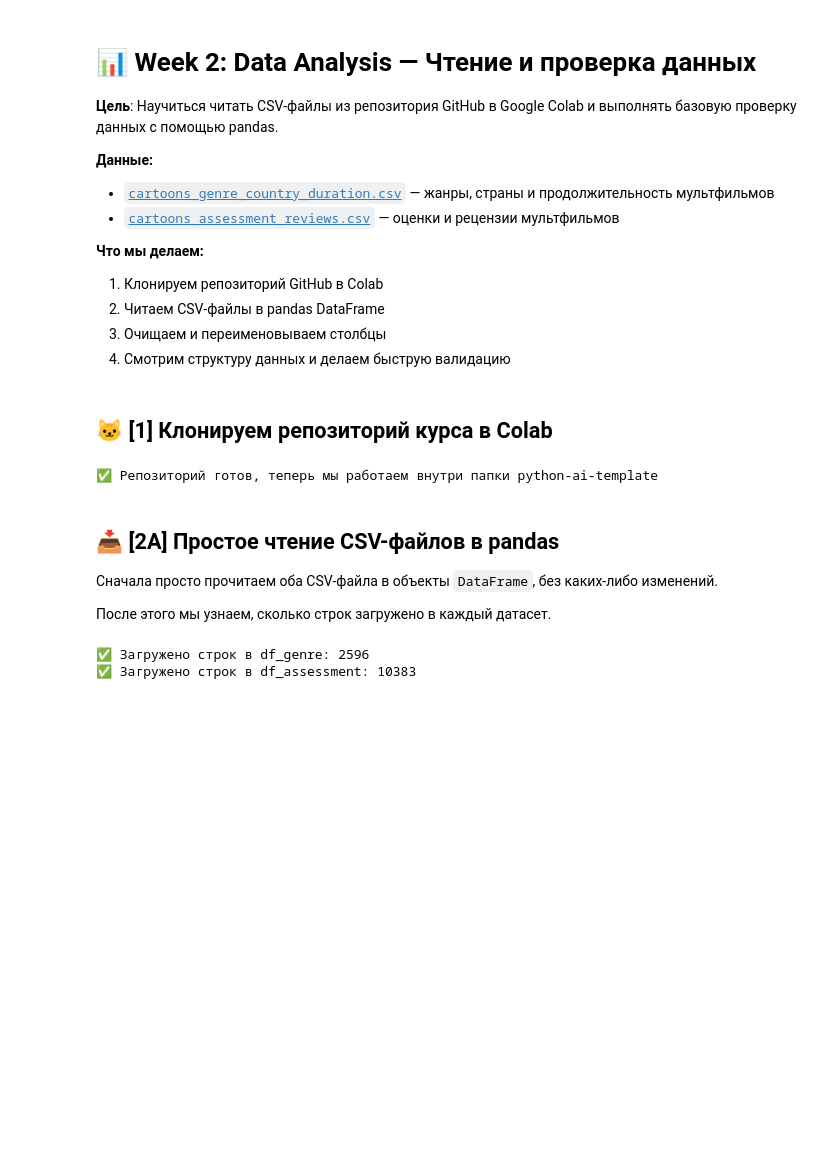
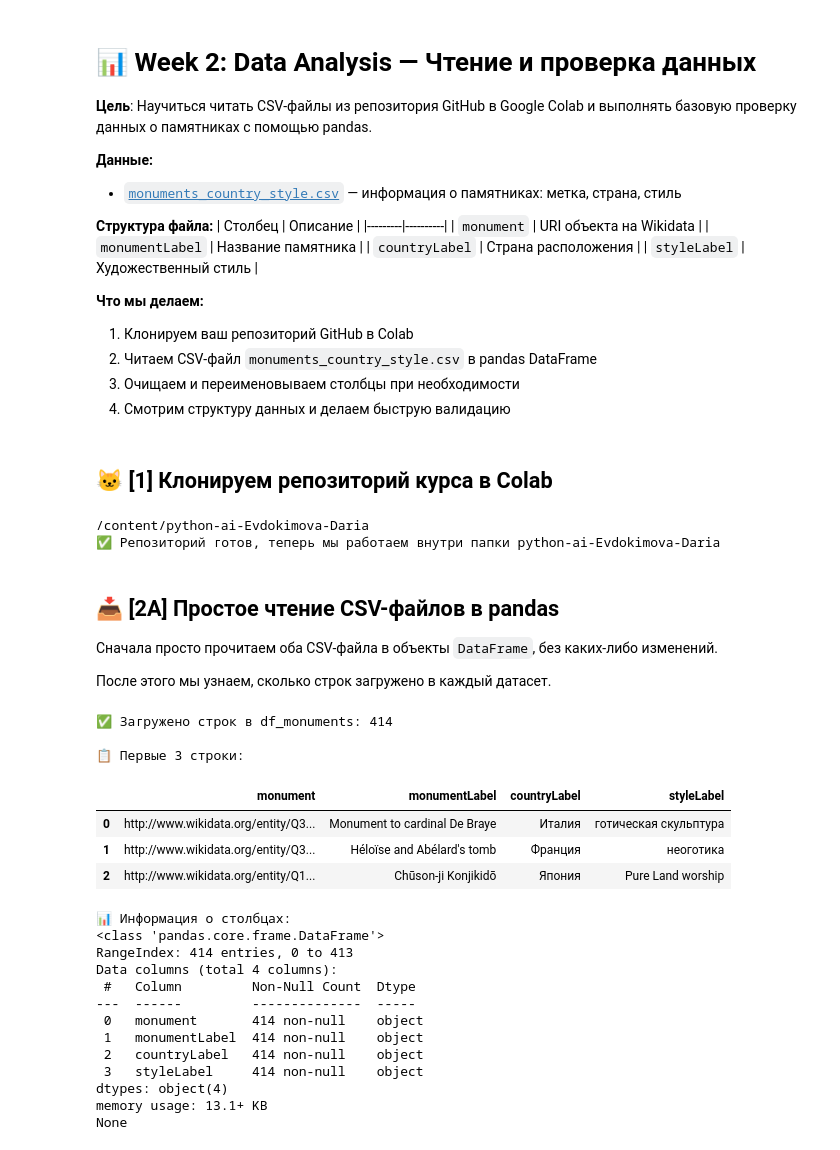
Before and after one commit to dasha3000/python-ai-Evdokimova-Daria, a Jupyter notebook: notebooks/week2b_read_csv.ipynb, the cells around one changed output. Drawn from its saved outputs; the diff is of its cells as text; code cells hidden in the pictures; blank space fills up the shorter version.

Commit message:
готово

```diff
--- a/notebooks/week2b_read_csv.ipynb
+++ b/notebooks/week2b_read_csv.ipynb
@@ -3,55 +3,86 @@
 # %% [markdown]
 # 📊 Week 2: Data Analysis — Чтение и проверка данных
 
-**Цель**: Научиться читать CSV-файлы из репозитория GitHub в Google Colab и выполнять базовую проверку данных с помощью pandas.
+**Цель**: Научиться читать CSV-файлы из репозитория GitHub в Google Colab и выполнять базовую проверку данных о памятниках с помощью pandas.
 
 **Данные:**
-- [`cartoons_genre_country_duration.csv`](https://github.com/componavt/python-ai-template/blob/main/data/examples/cartoons_genre_country_duration.sparql) — жанры, страны и продолжительность мультфильмов
-- [`cartoons_assessment_reviews.csv`](https://github.com/componavt/python-ai-template/blob/main/data/examples/cartoons_assessment_reviews.sparql) — оценки и рецензии мультфильмов
+- [`monuments_country_style.csv`](https://github.com/dasha3000/python-ai-Evdokimova-Daria/blob/main/data/monuments_country_style.csv) — информация о памятниках: метка, страна, стиль
+
+**Структура файла:**
+| Столбец | Описание |
+|---------|----------|
+| `monument` | URI объекта на Wikidata |
+| `monumentLabel` | Название памятника |
+| `countryLabel` | Страна расположения |
+| `styleLabel` | Художественный стиль |
 
 **Что мы делаем:**
-1. Клонируем репозиторий GitHub в Colab
-2. Читаем CSV-файлы в pandas DataFrame
-3. Очищаем и переименовываем столбцы
+1. Клонируем ваш репозиторий GitHub в Colab
+2. Читаем CSV-файл `monuments_country_style.csv` в pandas DataFrame
+3. Очищаем и переименовываем столбцы при необходимости
 4. Смотрим структуру данных и делаем быструю валидацию
 # %% [markdown]
 ## 🐱 [1] Клонируем репозиторий курса в Colab
 # %%
-# 🐱 Шаг 1. Клонируем репозиторий курса в Colab
+# 🐱 Шаг 1. Клонируем ваш репозиторий курса в Colab
 
 import os
 
-repo = "python-ai-template"
+repo = "python-ai-Evdokimova-Daria"  # ← ИЗМЕНЕНО: имя вашего репозитория
 repo_path = f"/content/{repo}"  # абсолютный путь — не зависит от cwd
 
-if not os.path.exists(repo_path):          # всегда проверяет /content/python-ai-template
-    !git clone -q https://github.com/componavt/python-ai-template.git
+if not os.path.exists(repo_path):          # всегда проверяет /content/python-ai-Evdokimova-Daria
+    !git clone -q https://github.com/dasha3000/python-ai-Evdokimova-Daria.git  # ← ИЗМЕНЕНО: URL вашего репозитория
 
 if os.getcwd() != repo_path:               # точное сравнение, не endswith
     %cd {repo_path}
 
 print("✅ Репозиторий готов, теперь мы работаем внутри папки", repo)
 # %% [output]
-✅ Репозиторий готов, теперь мы работаем внутри папки python-ai-template
+/content/python-ai-Evdokimova-Daria
+✅ Репозиторий готов, теперь мы работаем внутри папки python-ai-Evdokimova-Daria
 # %% [markdown]
 ## 📥 [2A] Простое чтение CSV-файлов в pandas
 
 Сначала просто прочитаем оба CSV-файла в объекты `DataFrame`, без каких‑либо изменений.
 
 После этого мы узнаем, сколько строк загружено в каждый датасет.
-# %%
-# 🐱 Шаг 2A. Чтение CSV-файлов в pandas
-
-import pandas as pd
-
-df_genre = pd.read_csv("data/examples/cartoons_genre_country_duration.csv")
-df_assessment = pd.read_csv("data/examples/cartoons_assessment_reviews.csv")
-
-print("✅ Загружено строк в df_genre:", len(df_genre))
-print("✅ Загружено строк в df_assessment:", len(df_assessment))
-# %% [output]
-✅ Загружено строк в df_genre: 2596
-✅ Загружено строк в df_assessment: 10383
+# %%
+# 🐱 Шаг 2A. Чтение CSV-файла в pandas
+
+import pandas as pd
+
+df_monuments = pd.read_csv("data/monuments_country_style.csv")  # ← ИЗМЕНЕНО: путь к вашему файлу и имя переменной
+
+print("✅ Загружено строк в df_monuments:", len(df_monuments))  # ← ИЗМЕНЕНО: имя переменной в выводе
+
+# 🔍 Быстрая проверка структуры
+print("\n📋 Первые 3 строки:")
+display(df_monuments.head(3))
+
+print("\n📊 Информация о столбцах:")
+print(df_monuments.info())
+# %% [output]
+✅ Загружено строк в df_monuments: 414
+
+📋 Первые 3 строки:
+|  | monument | monumentLabel | countryLabel | styleLabel |
+| 0 | http://www.wikidata.org/entity/Q3... | Monument to cardinal De Braye | Италия | готическая скульптура |
+| 1 | http://www.wikidata.org/entity/Q3... | Héloïse and Abélard's tomb | Франция | неоготика |
+| 2 | http://www.wikidata.org/entity/Q1... | Chūson-ji Konjikidō | Япония | Pure Land worship |
+📊 Информация о столбцах:
+<class 'pandas.core.frame.DataFrame'>
+RangeIndex: 414 entries, 0 to 413
+Data columns (total 4 columns):
+ #   Column         Non-Null Count  Dtype
+---  ------         --------------  -----
+ 0   monument       414 non-null    object
+ 1   monumentLabel  414 non-null    object
+ 2   countryLabel   414 non-null    object
+ 3   styleLabel     414 non-null    object
+dtypes: object(4)
+memory usage: 13.1+ KB
+None
 # %% [markdown]
 ## 🧹 [2B] Очистка и переименование столбцов
 
```
Also changed, not shown: parts of 13 cells of this notebook.
